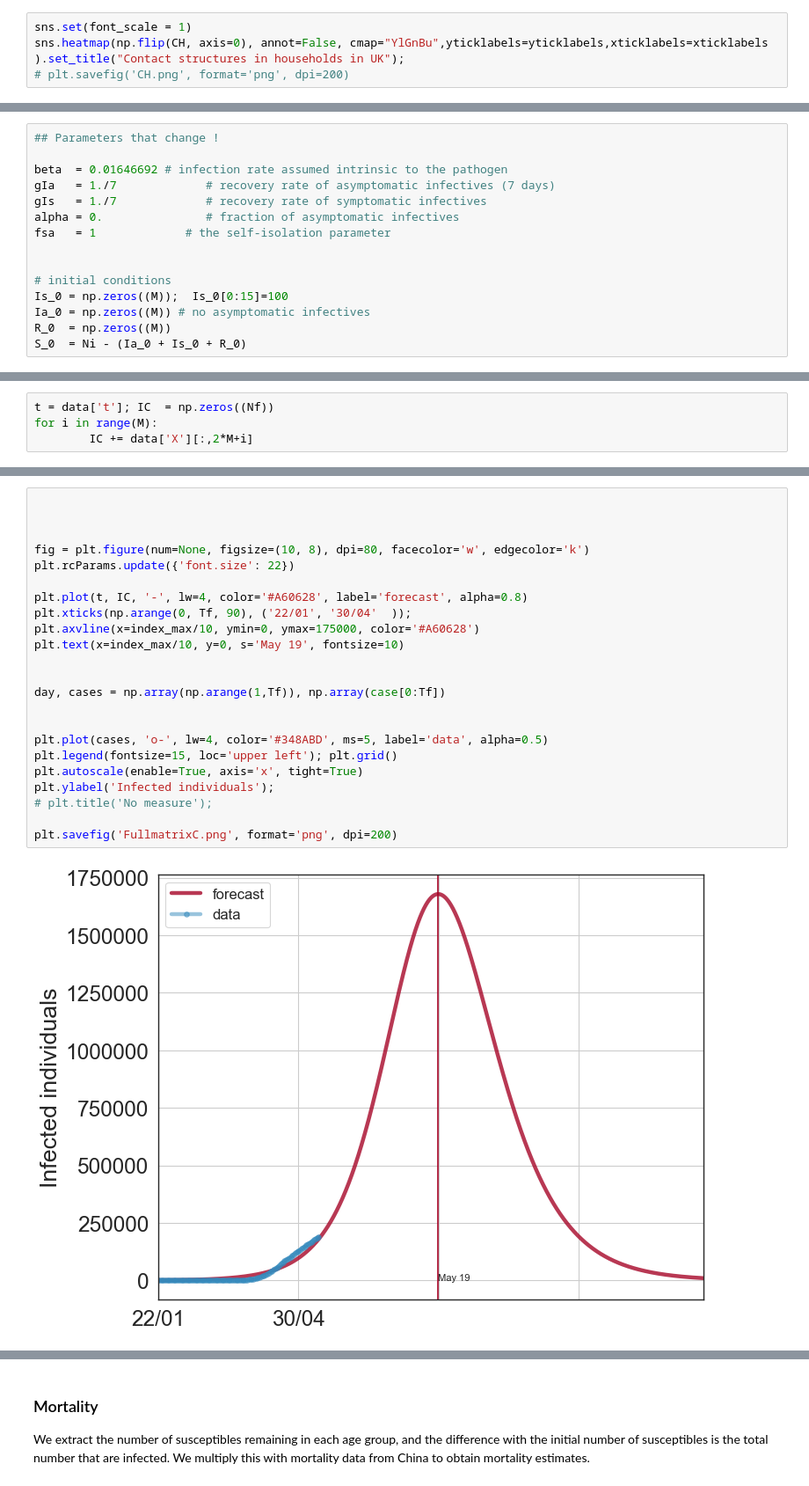
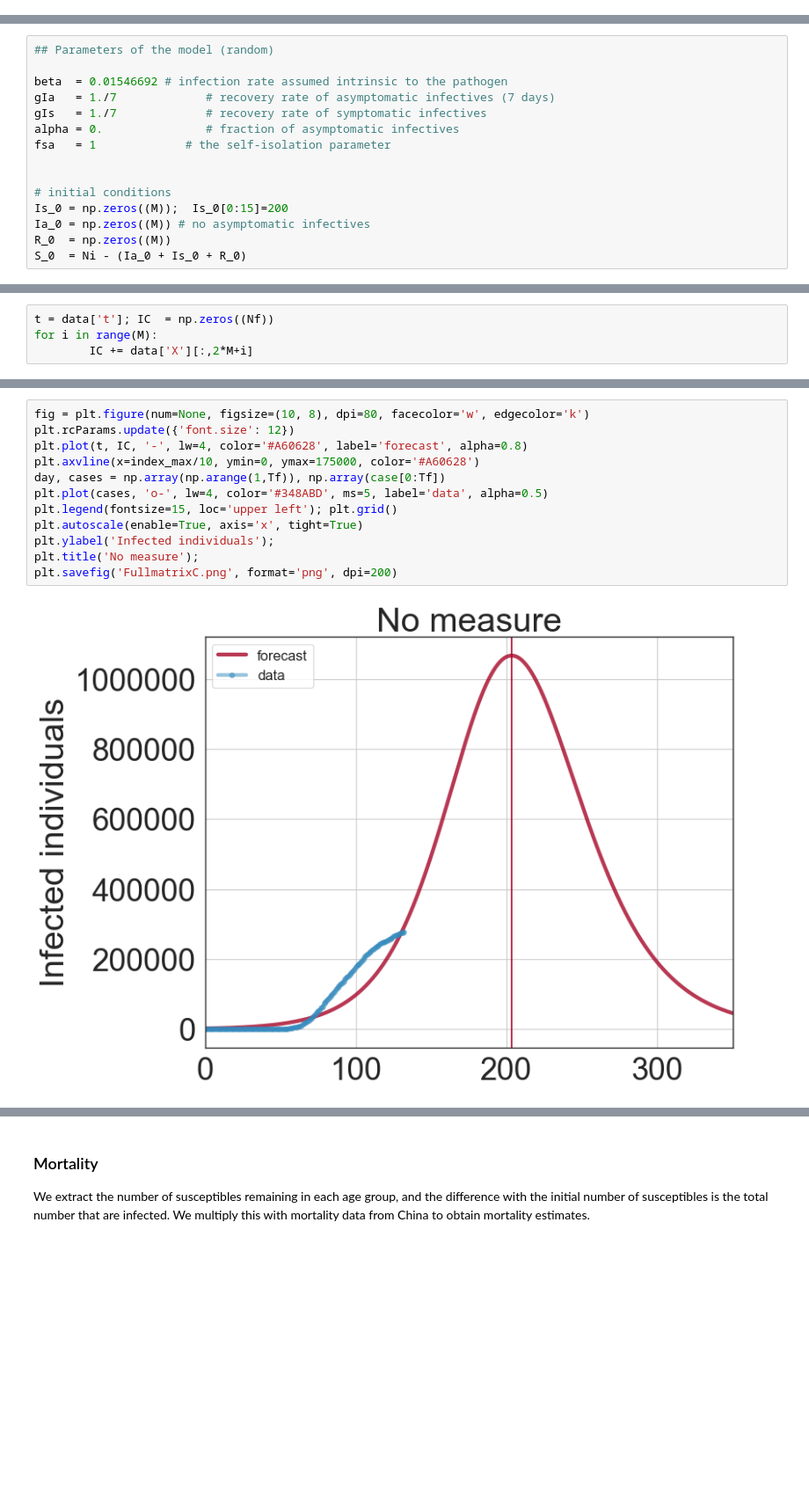
Before and after one commit to ineskris/pyross, a Jupyter notebook: examples/control/addbyme/uk_SIRmodel.ipynb, the cells around one changed output, grey strips where cells are left out. Shown: that part at 88% size. Saved outputs shown, nothing was run; the diff lists cells and outputs as text; blank space fills up the shorter version.

```diff
--- a/examples/control/addbyme/uk_SIRmodel.ipynb
+++ b/examples/control/addbyme/uk_SIRmodel.ipynb
@@ -51,4 +53,0 @@ yticklabels.reverse()
-# %%
-sns.set(font_scale = 1)
-sns.heatmap(np.flip(CH, axis=0), annot=False, cmap="YlGnBu",yticklabels=yticklabels,xticklabels=xticklabels ).set_title("Contact structures in households in UK");
-# plt.savefig('CH.png', format='png', dpi=200)
@@ -167,7 +146,7 @@ The infection parameter $\beta$ is unknown, so we fit it to the case data till 2
 # %%
-## Parameters that change !
+## Parameters of the model (random)
 
-beta  = 0.01646692 # infection rate assumed intrinsic to the pathogen
+beta  = 0.01546692 # infection rate assumed intrinsic to the pathogen
 gIa   = 1./7             # recovery rate of asymptomatic infectives (7 days)
 gIs   = 1./7             # recovery rate of symptomatic infectives
 alpha = 0.               # fraction of asymptomatic infectives
@@ -175,7 +154,7 @@ fsa   = 1             # the self-isolation parameter
 
 
 # initial conditions
-Is_0 = np.zeros((M));  Is_0[0:15]=100
+Is_0 = np.zeros((M));  Is_0[0:15]=200
 Ia_0 = np.zeros((M)) # no asymptomatic infectives
 R_0  = np.zeros((M))
 S_0  = Ni - (Ia_0 + Is_0 + R_0)
@@ -237,28 +204,17 @@ max(IC)
 # %%
-
-
-
 fig = plt.figure(num=None, figsize=(10, 8), dpi=80, facecolor='w', edgecolor='k')
-plt.rcParams.update({'font.size': 22})
-
+plt.rcParams.update({'font.size': 12})
 plt.plot(t, IC, '-', lw=4, color='#A60628', label='forecast', alpha=0.8)
-plt.xticks(np.arange(0, Tf, 90), ('22/01', '30/04'  ));
 plt.axvline(x=index_max/10, ymin=0, ymax=175000, color='#A60628')
-plt.text(x=index_max/10, y=0, s='May 19', fontsize=10)
-
-
 day, cases = np.array(np.arange(1,Tf)), np.array(case[0:Tf])
-
-
 plt.plot(cases, 'o-', lw=4, color='#348ABD', ms=5, label='data', alpha=0.5)
 plt.legend(fontsize=15, loc='upper left'); plt.grid()
 plt.autoscale(enable=True, axis='x', tight=True)
 plt.ylabel('Infected individuals');
-# plt.title('No measure');
-
+plt.title('No measure');
 plt.savefig('FullmatrixC.png', format='png', dpi=200)
 # %% [output]
-[figure, old version]
+[figure, new version]
 # %%
 SC  = np.zeros((Nf))
 for i in range(M):
```
Also changed, not shown: parts of 63 cells of this notebook, 15 other files.
